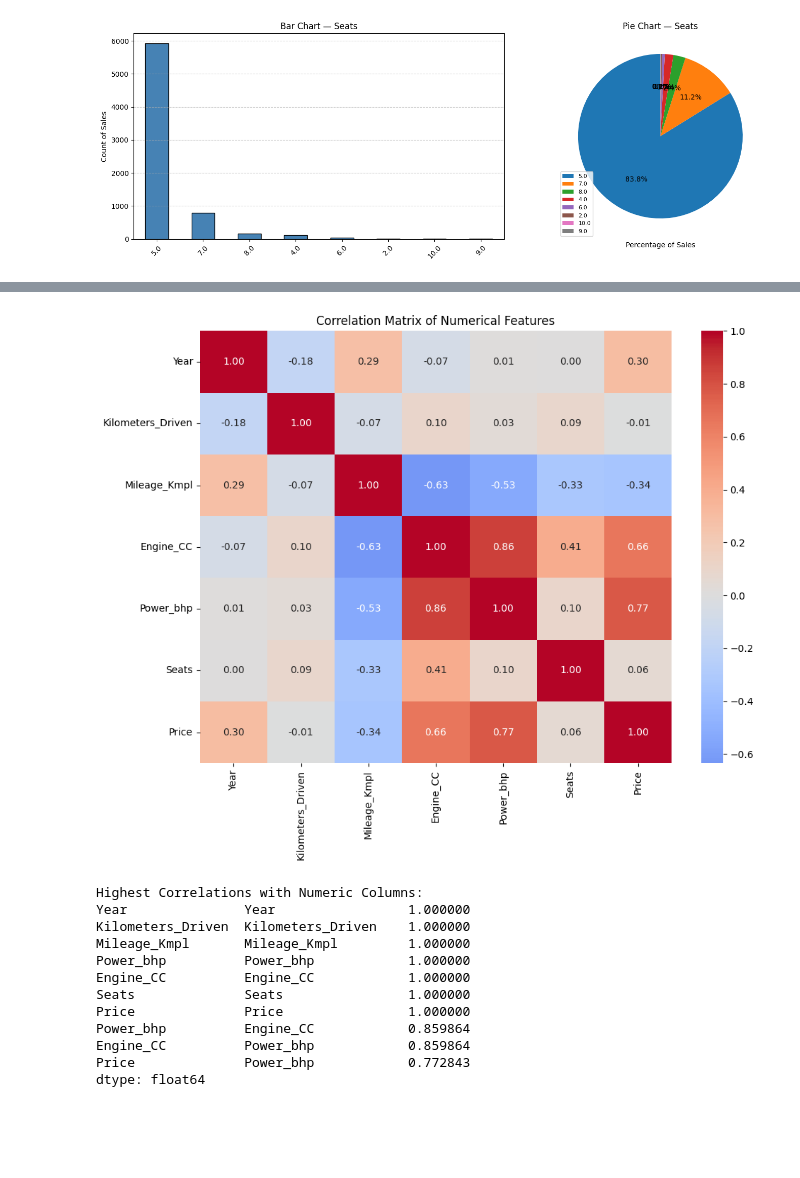
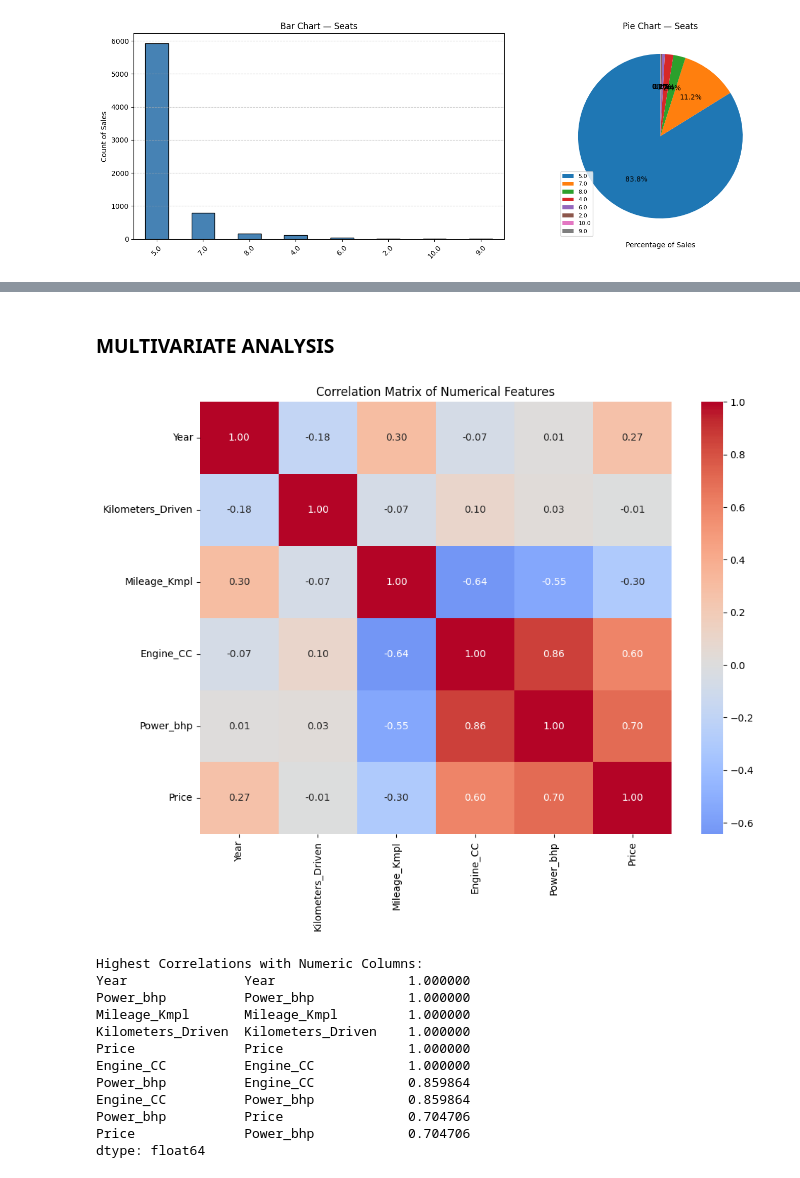
Before and after one commit to By-Yogesh/Used-Car-Price-Prediction, a Jupyter notebook: used_car_price_prediction.ipynb, the cells around one changed output, grey strips where cells are left out. Drawn from its saved outputs; the diff is of its cells as text; code cells hidden in the pictures; blank space fills up the shorter version.

```diff
--- a/used_car_price_prediction.ipynb
+++ b/used_car_price_prediction.ipynb
@@ -157,10 +157,12 @@ plt.show()
 # Drop rows with missing values in Seats, Power_bhp, Engine_CC, and Mileage_Kmpl
 ucd.dropna(subset=['Seats', 'Power_bhp', 'Engine_CC', 'Mileage_Kmpl'], inplace=True)
 
-# Fill missing values in Price with median price
-ucd['Price'].fillna(ucd['Price'].median(), inplace=True)
-
 # Final dataset shape after handling missing values
 print(f"Dataset shape after handling missing values: {ucd.shape}")
+
+# Fill Median values Where Mileage is 0
+mileage_median = ucd[ucd['Mileage_Kmpl'] > 0]['Mileage_Kmpl'].median()
+ucd.loc[ucd['Mileage_Kmpl'] == 0, 'Mileage_Kmpl'] = mileage_median
+print(f"Filled {(ucd['Mileage_Kmpl'] == 0).sum()} zero values in Mileage_Kmpl with median: {mileage_median:.2f}")
 # %% [output]
 Dataset shape after handling missing values: (7073, 13)
@@ -167,10 +170,10 @@ Dataset shape after handling missing values: (7073, 13)
 # %%
 # OUTLIER HANDLING
-numeric_cols = ucd[['Year','Kilometers_Driven','Mileage_Kmpl','Engine_CC','Power_bhp','Price']]
+columns_to_check = ['Year', 'Kilometers_Driven', 'Mileage_Kmpl','Engine_CC', 'Power_bhp']
 # Boxplot to spot outliers visually in a 2x3 subplot
 fig, axes = plt.subplots(2, 3, figsize=(15, 10))
 axes = axes.flatten()
-for i, col in enumerate(numeric_cols):
+for i, col in enumerate(columns_to_check):
     sns.boxplot(x=ucd[col], ax=axes[i])
     axes[i].set_title(f'Outliers - {col}')
 plt.tight_layout()
@@ -185,7 +183,17 @@ plt.show()
+# %%
+# IQR Method
+for col in columns_to_check:
+    Q1 = ucd[col].quantile(0.25)
+    Q3 = ucd[col].quantile(0.75)
+    IQR = Q3 - Q1
+    lower = Q1 - 1.5 * IQR
+    upper = Q3 + 1.5 * IQR
+    ucd = ucd[(ucd[col] >= lower) | (ucd[col] <= upper)]
 # %% [markdown]
 ### UNIVARIATE ANALYSIS
 # %%
 # Numerical Columns Distribution Analysis
+numeric_cols = ['Year', 'Kilometers_Driven', 'Mileage_Kmpl', 'Engine_CC', 'Power_bhp', 'Price']
 for col in numeric_cols:
     fig, axes = plt.subplots(1, 2, figsize=(15, 4))
 
@@ -361,26 +555,27 @@ Name: count, dtype: int64
+# %% [markdown]
+### MULTIVARIATE ANALYSIS
 # %%
 # Correlation Analysis
-numeric_data = ucd.select_dtypes(include=[np.number])
-if len(numeric_data.columns) > 1:
+if len(ucd[numeric_cols]) > 1:
     plt.figure(figsize=(10, 8))
-    sns.heatmap(numeric_data.corr(), annot=True, cmap='coolwarm', center=0, fmt='.2f')
+    sns.heatmap(ucd[numeric_cols].corr(), annot=True, cmap='coolwarm', center=0, fmt='.2f')
     plt.title('Correlation Matrix of Numerical Features')
     plt.tight_layout()
     plt.show()
 
 print("\nHighest Correlations with Numeric Columns:")
-print(numeric_data.corr().abs().unstack().sort_values(ascending=False).head(10))
+print(ucd[numeric_cols].corr().abs().unstack().sort_values(ascending=False).head(10))
 # %% [output]
-[figure, old version]
+[figure, new version]
 Highest Correlations with Numeric Columns:
 Year               Year                 1.000000
+Power_bhp          Power_bhp            1.000000
+Mileage_Kmpl       Mileage_Kmpl         1.000000
 Kilometers_Driven  Kilometers_Driven    1.000000
-Mileage_Kmpl       Mileage_Kmpl         1.000000
-Power_bhp          Power_bhp            1.000000
+Price              Price                1.000000
 Engine_CC          Engine_CC            1.000000
-Seats              Seats                1.000000
-Price              Price                1.000000
 Power_bhp          Engine_CC            0.859864
 Engine_CC          Power_bhp            0.859864
-Price              Power_bhp            0.772843
+Power_bhp          Price                0.704706
+Price              Power_bhp            0.704706
 dtype: float64
```
Also changed, not shown: parts of 23 cells of this notebook, 2 other files.
